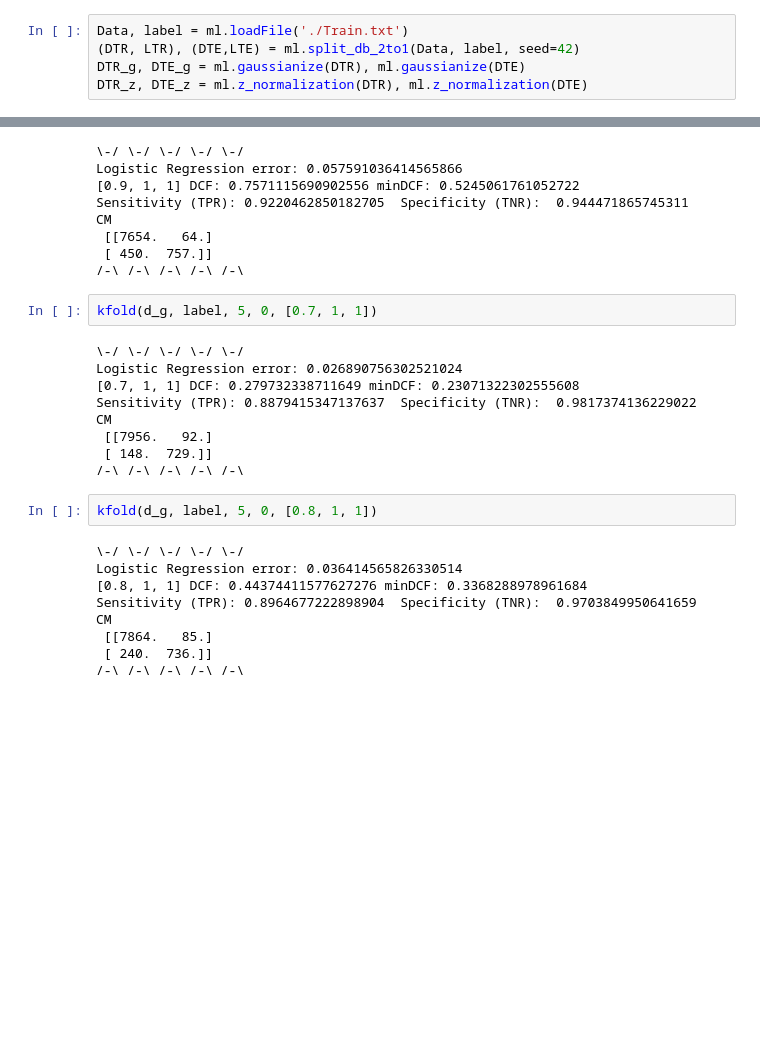
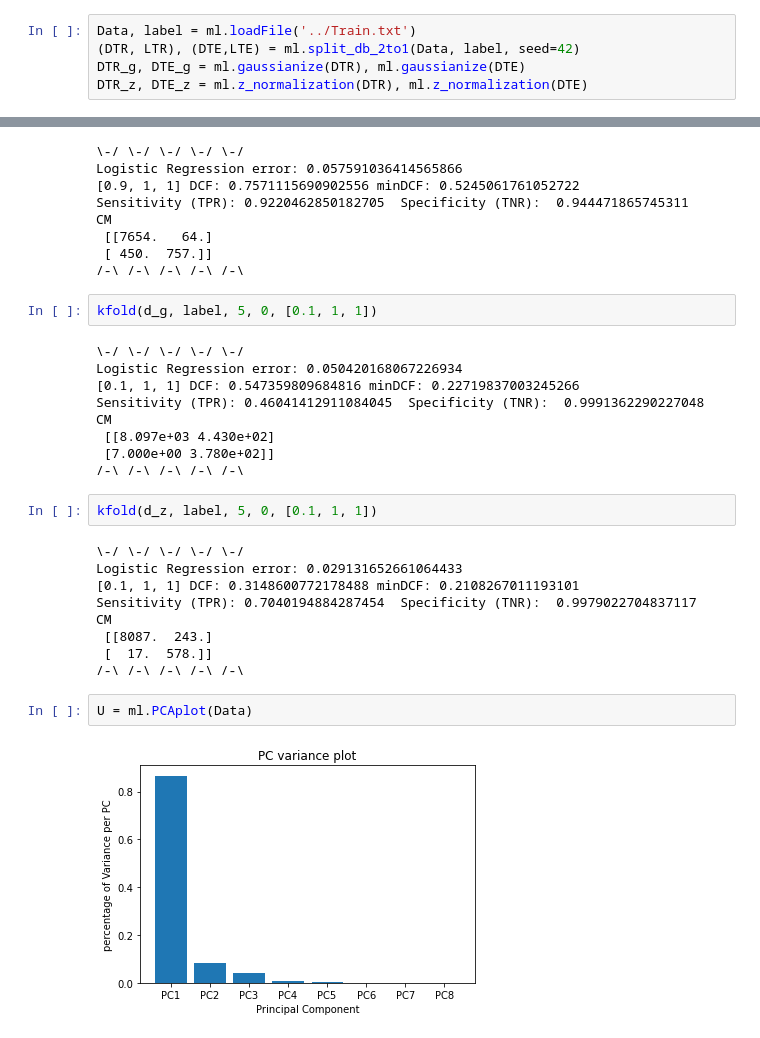
Before and after one commit to franzhd/Pulsar_project, a Jupyter notebook: Jupyter_notebook/Logistic_Regression.ipynb, the cells around one changed output, grey strips where cells are left out. Cells and saved outputs as stored; diff of their text form; blank space fills up the shorter version.

```diff
--- a/Jupyter_notebook/Logistic_Regression.ipynb
+++ b/Jupyter_notebook/Logistic_Regression.ipynb
@@ -57,7 +51,7 @@ def logreg(DTR, LTR, DTE, LTE, l):
     e = (len(LTE)-correctPred)/len(LTE)
     print(f'| lambda = {l} |{logreg_obj(x)}|   {round(e*100, 1)}%     |\n')
 # %%
-Data, label = ml.loadFile('./Train.txt')
+Data, label = ml.loadFile('../Train.txt')
 (DTR, LTR), (DTE,LTE) = ml.split_db_2to1(Data, label, seed=42)
 DTR_g, DTE_g = ml.gaussianize(DTR), ml.gaussianize(DTE)
 DTR_z, DTE_z = ml.z_normalization(DTR), ml.z_normalization(DTE)
@@ -386,24 +265,28 @@ CM
  [ 450.  757.]]
 /-\ /-\ /-\ /-\ /-\
 # %%
-kfold(d_g, label, 5, 0, [0.7, 1, 1])
+kfold(d_g, label, 5, 0, [0.1, 1, 1])
 # %% [output]
 \-/ \-/ \-/ \-/ \-/
-Logistic Regression error: 0.026890756302521024
-[0.7, 1, 1] DCF: 0.279732338711649 minDCF: 0.23071322302555608
-Sensitivity (TPR): 0.8879415347137637  Specificity (TNR):  0.9817374136229022
+Logistic Regression error: 0.050420168067226934
+[0.1, 1, 1] DCF: 0.547359809684816 minDCF: 0.22719837003245266
+Sensitivity (TPR): 0.46041412911084045  Specificity (TNR):  0.9991362290227048
 CM
- [[7956.   92.]
- [ 148.  729.]]
+ [[8.097e+03 4.430e+02]
+ [7.000e+00 3.780e+02]]
 /-\ /-\ /-\ /-\ /-\
 # %%
-kfold(d_g, label, 5, 0, [0.8, 1, 1])
+kfold(d_z, label, 5, 0, [0.1, 1, 1])
 # %% [output]
 \-/ \-/ \-/ \-/ \-/
-Logistic Regression error: 0.036414565826330514
-[0.8, 1, 1] DCF: 0.44374411577627276 minDCF: 0.3368288978961684
-Sensitivity (TPR): 0.8964677222898904  Specificity (TNR):  0.9703849950641659
+Logistic Regression error: 0.029131652661064433
+[0.1, 1, 1] DCF: 0.3148600772178488 minDCF: 0.2108267011193101
+Sensitivity (TPR): 0.7040194884287454  Specificity (TNR):  0.9979022704837117
 CM
- [[7864.   85.]
- [ 240.  736.]]
+ [[8087.  243.]
+ [  17.  578.]]
 /-\ /-\ /-\ /-\ /-\
+# %%
+U = ml.PCAplot(Data)
+# %% [output]
+[figure, added]
```
Also changed, not shown: parts of 14 cells of this notebook, 5 other files.
